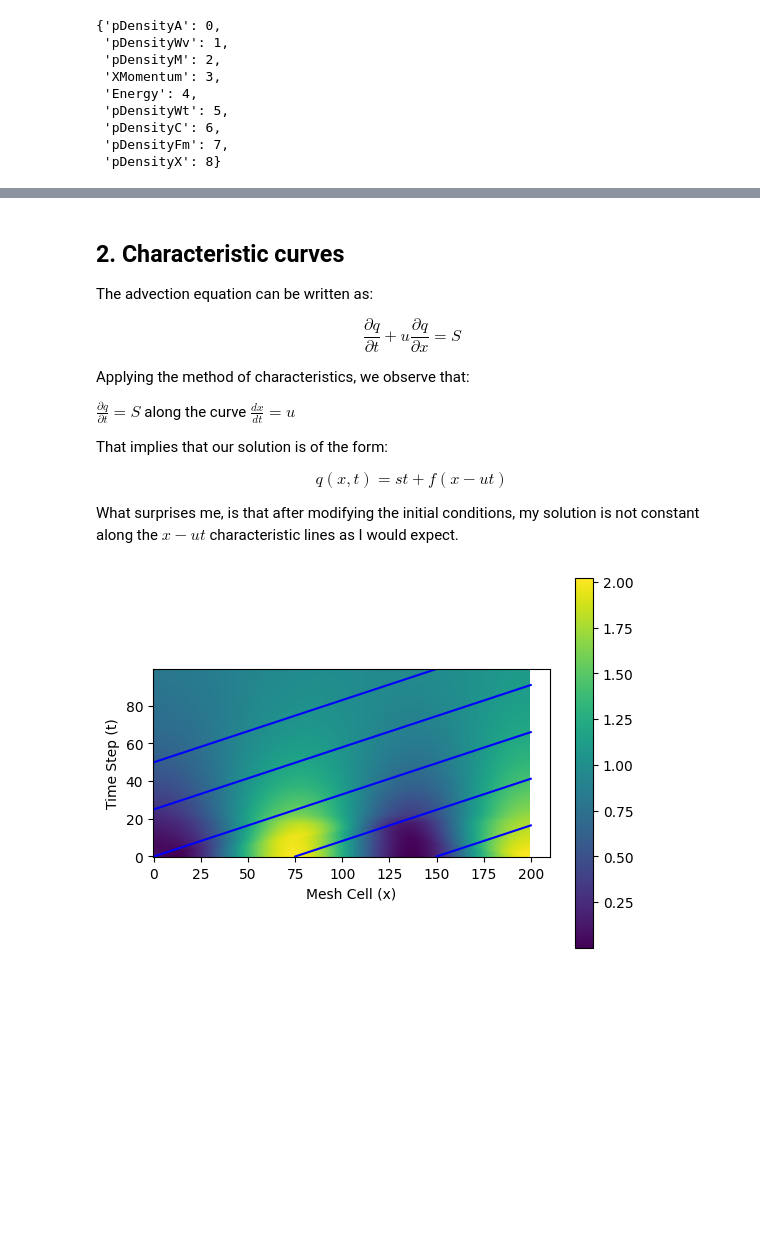
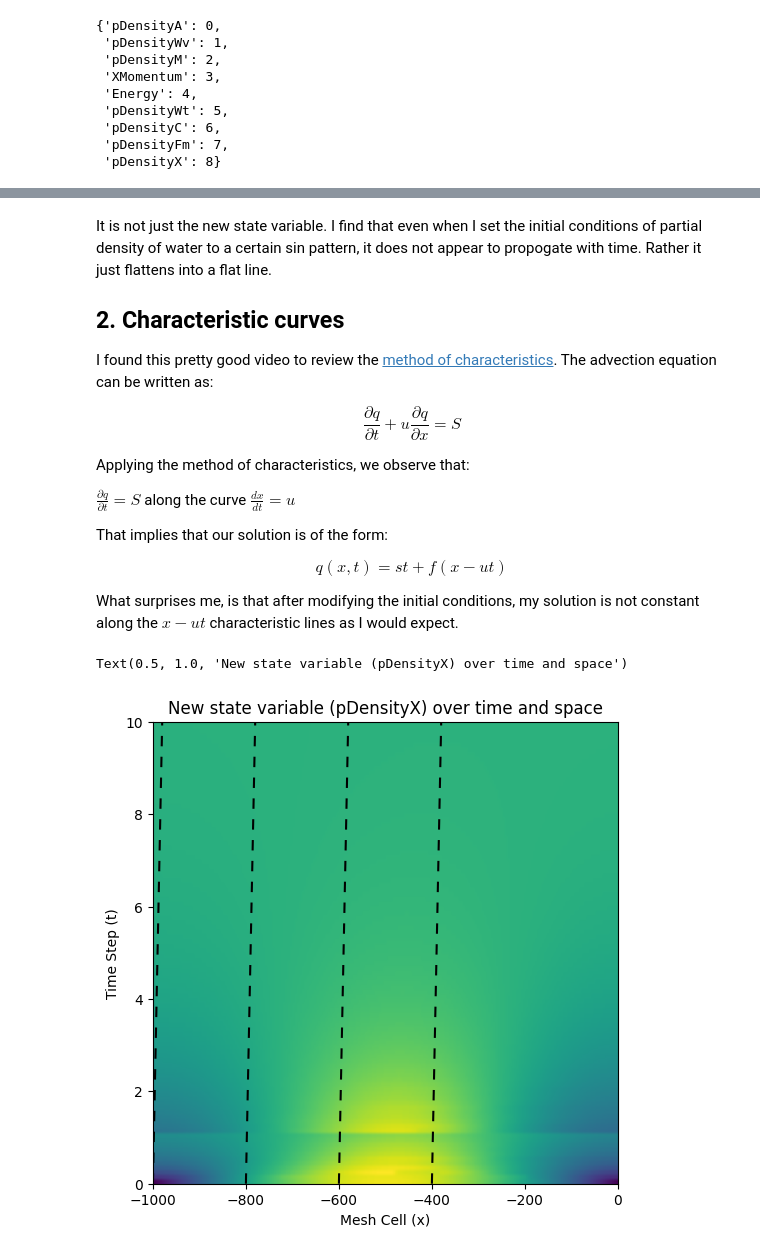
Before and after one commit to fredriclam/quail_volcano, a Jupyter notebook: scenarios/simple_1D_test/2025.2.3.experiments.ipynb, the cells around one changed output, grey strips where cells are left out. Saved outputs shown, nothing was run; the diff lists cells and outputs as text; code cells hidden in the pictures; blank space fills up the shorter version.

Commit message:
I had the slope wrong.

```diff
--- a/scenarios/simple_1D_test/2025.2.3.experiments.ipynb
+++ b/scenarios/simple_1D_test/2025.2.3.experiments.ipynb
@@ -90,9 +92,12 @@ HTML(ani.to_html5_video())
 /Users/paxton/git/quail_volcano/scenarios/simple_1D_test
 [interactive output not drawn]
 # %% [markdown]
+It is not just the new state variable. I find that even when I set the initial conditions of partial density of water to a certain sin pattern, it does not appear to propogate with time. Rather it just flattens into a flat line.
+
 ## 2. Characteristic curves
 
-The advection equation can be written as:
+
+I found this pretty good video to review the [method of characteristics](https://www.youtube.com/watch?v=tNP286WZw3o). The advection equation can be written as:
 
 $$ \frac{\partial q}{\partial t} + u \frac{\partial q}{\partial x} = S$$
 
@@ -110,30 +115,39 @@ What surprises me, is that after modifying the initial conditions, my solution i
 # %%
 folder = "steady_state_flow"
 file_prefix = "test_output"
 
-X = np.zeros((100, 200)) # 100 time steps, 200 mesh cells
+N_m = 200
+N_t = 100
+T_end = 10
 
-for i in range(0, 100):
+X = np.zeros((N_t, N_m)) # 100 time steps, 200 mesh cells
+F = np.zeros((N_t, N_m)) # 100 time steps, 200 mesh cells
+
+for i in range(0, N_t):
     solver = readwritedatafiles.read_data_file(f"{folder}/{file_prefix}_{i}.pkl")
     arhoX = solver.state_coeffs[:,:,solver.physics.get_state_index("pDensityX")]
+    f, _, = physics.get_conv_flux_interior(solver.state_coeffs)
 
     X[i, :] = arhoX.ravel()
+    F[i, :] = f[:,0,8,0].ravel()
 
-plt.imshow(X)
 
-u = 0.33
+fig, ax = plt.subplots(figsize=(6,6))
+ax.imshow(X, extent=[-1000, 0, T_end, 0], aspect='auto')
+
+u = 2
 
 # Plot the charecteristics we expect the solution to be constant along.
-plt.plot([0, 150], [50, 150*u+50], color='b')
-plt.plot([0, 200], [25, 200*u+25], color='b')
-plt.plot([0, 200], [0, 200*u], color='b')
-plt.plot([75, 200], [0, 125*u], color='b')
-plt.plot([150, 200], [0, 50*u], color='b')
+plt.axline((-1000, 0), slope=1/u, color="black", linestyle=(0, (5, 5)))
+plt.axline((-800, 0), slope=1/u, color="black", linestyle=(0, (5, 5)))
+plt.axline((-600, 0), slope=1/u, color="black", linestyle=(0, (5, 5)))
+plt.axline((-400, 0), slope=1/u, color="black", linestyle=(0, (5, 5)))
+plt.axline((-200, 0), slope=1/u, color="black", linestyle=(0, (5, 5)))
 
-plt.colorbar()
-plt.ylabel('Time Step (t)')
-plt.xlabel('Mesh Cell (x)')
-plt.gca().invert_yaxis()
-plt.title("New state variable (pDensityX) over time and space")
+ax.set_ylabel('Time Step (t)')
+ax.set_xlabel('Mesh Cell (x)')
+ax.invert_yaxis()
+ax.set_title("New state variable (pDensityX) over time and space")
 # %% [output]
+Text(0.5, 1.0, 'New state variable (pDensityX) over time and space')
-[figure, old version]
+[figure, new version]
```
Also changed, not shown: parts of 2 cells of this notebook, 2 other files.
